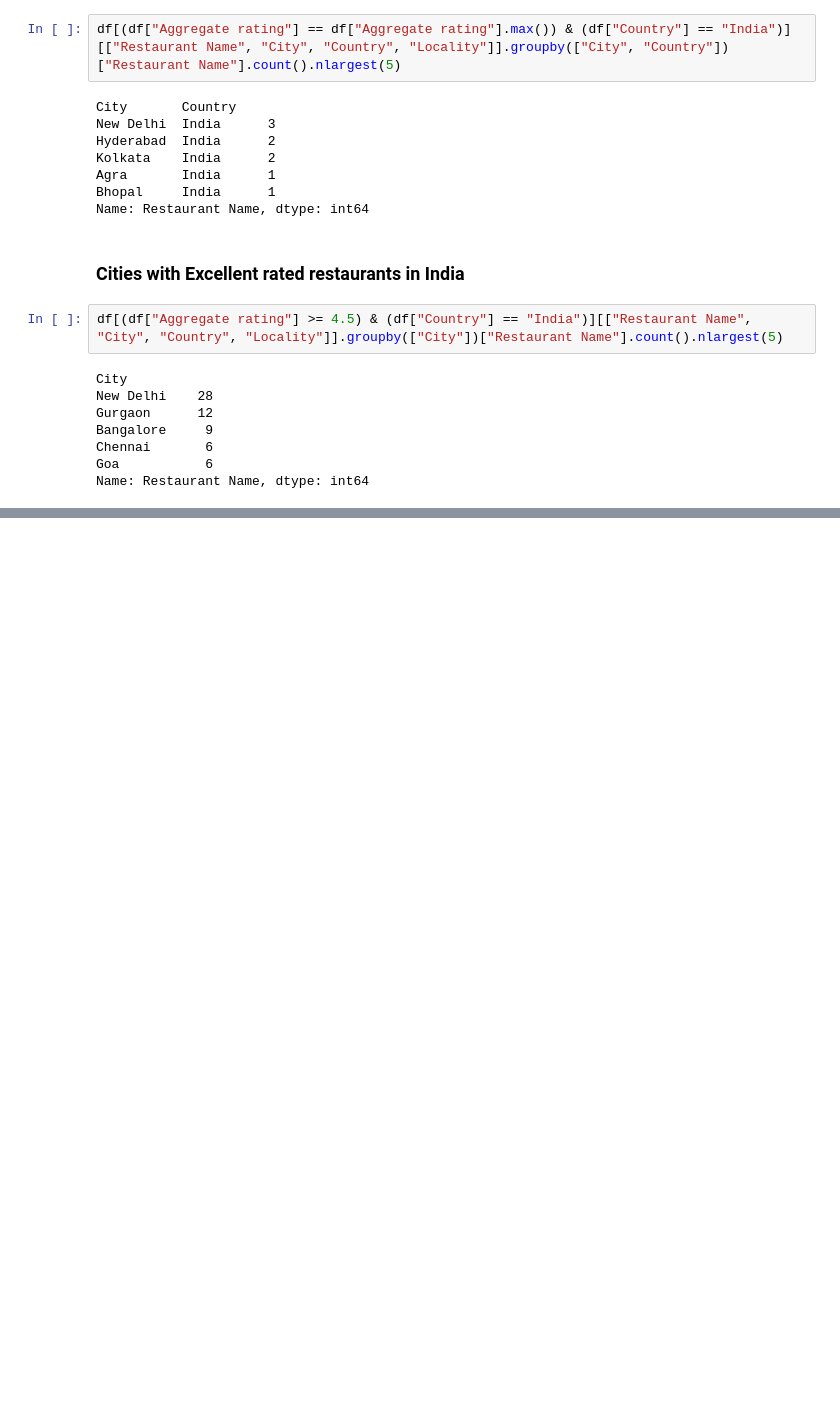
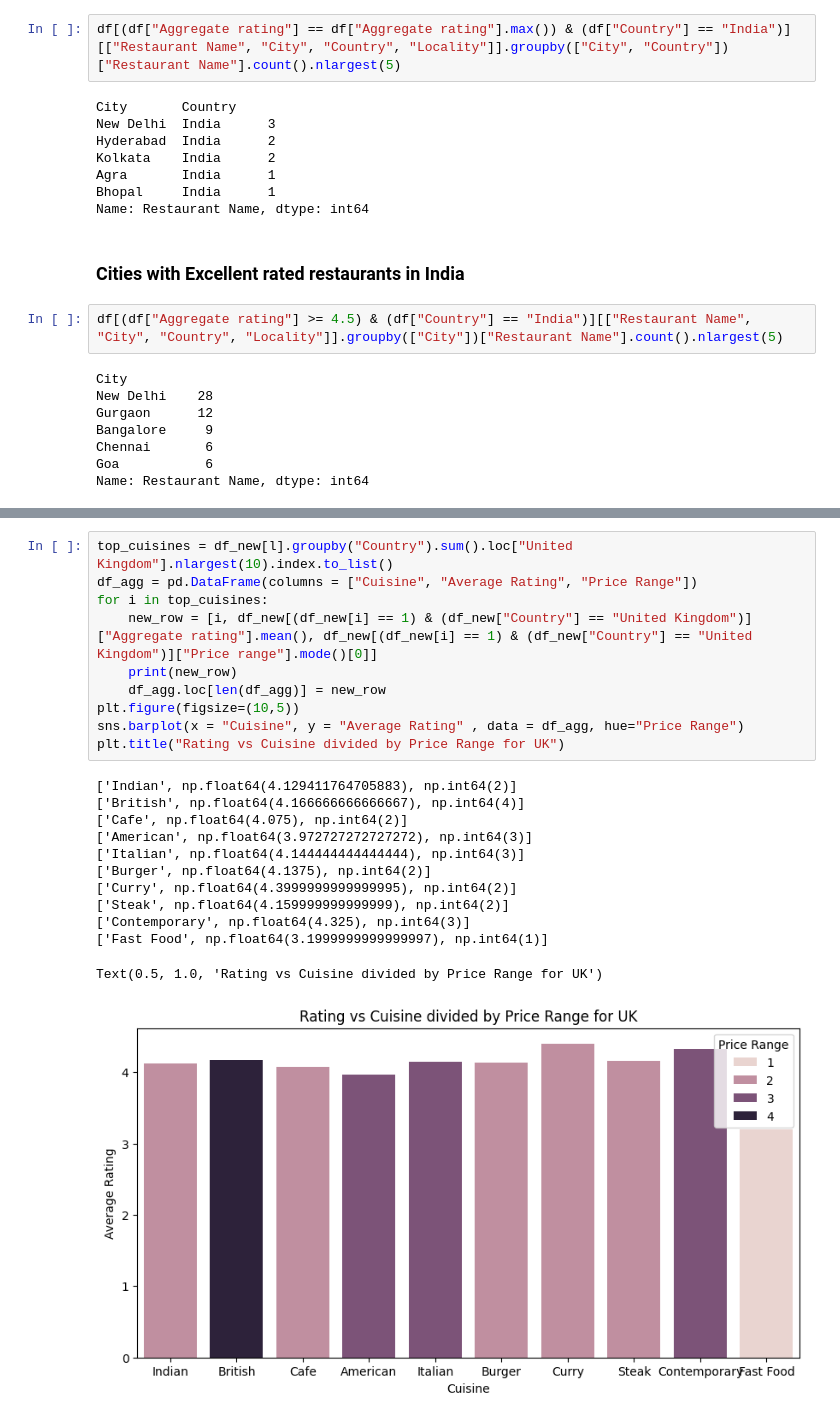
Before and after one commit to sohamraktawan/Exploratory-Data-Analysis, a Jupyter notebook: Zomato.ipynb, the cells around one changed output, grey strips where cells are left out. Saved outputs shown, nothing was run; the diff lists cells and outputs as text; blank space fills up the shorter version.

```diff
--- a/Zomato.ipynb
+++ b/Zomato.ipynb
@@ -522,0 +891,23 @@ Name: Restaurant Name, dtype: int64
+# %%
+top_cuisines = df_new[l].groupby("Country").sum().loc["United Kingdom"].nlargest(10).index.to_list()
+df_agg = pd.DataFrame(columns = ["Cuisine", "Average Rating", "Price Range"])
+for i in top_cuisines:
+    new_row = [i, df_new[(df_new[i] == 1) & (df_new["Country"] == "United Kingdom")]["Aggregate rating"].mean(), df_new[(df_new[i] == 1) & (df_new["Country"] == "United Kingdom")]["Price range"].mode()[0]]
+    print(new_row)
+    df_agg.loc[len(df_agg)] = new_row
+plt.figure(figsize=(10,5))
+sns.barplot(x = "Cuisine", y = "Average Rating" , data = df_agg, hue="Price Range")
+plt.title("Rating vs Cuisine divided by Price Range for UK")
+# %% [output]
+['Indian', np.float64(4.129411764705883), np.int64(2)]
+['British', np.float64(4.166666666666667), np.int64(4)]
+['Cafe', np.float64(4.075), np.int64(2)]
+['American', np.float64(3.972727272727272), np.int64(3)]
+['Italian', np.float64(4.144444444444444), np.int64(3)]
+['Burger', np.float64(4.1375), np.int64(2)]
+['Curry', np.float64(4.3999999999999995), np.int64(2)]
+['Steak', np.float64(4.159999999999999), np.int64(2)]
+['Contemporary', np.float64(4.325), np.int64(3)]
+['Fast Food', np.float64(3.1999999999999997), np.int64(1)]
+Text(0.5, 1.0, 'Rating vs Cuisine divided by Price Range for UK')
+[figure, added]
```
Also changed, not shown: parts of 59 cells of this notebook.
